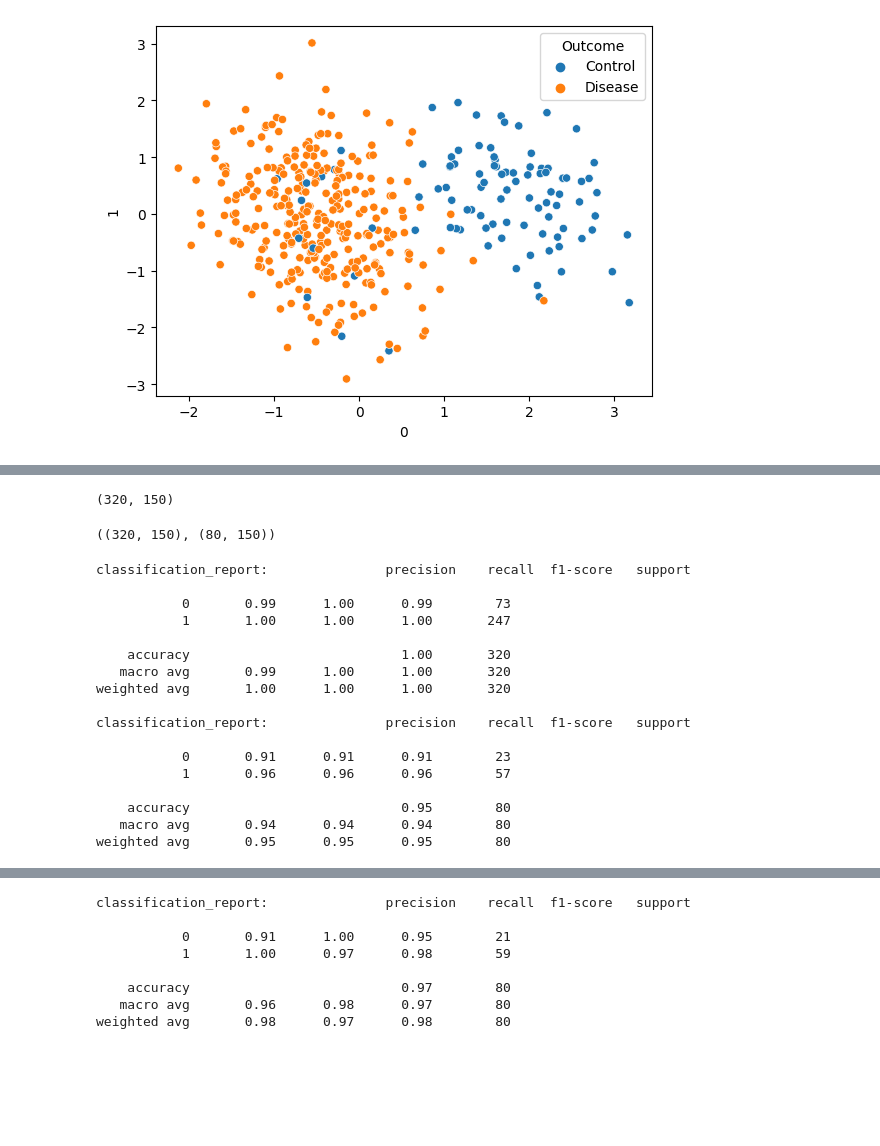
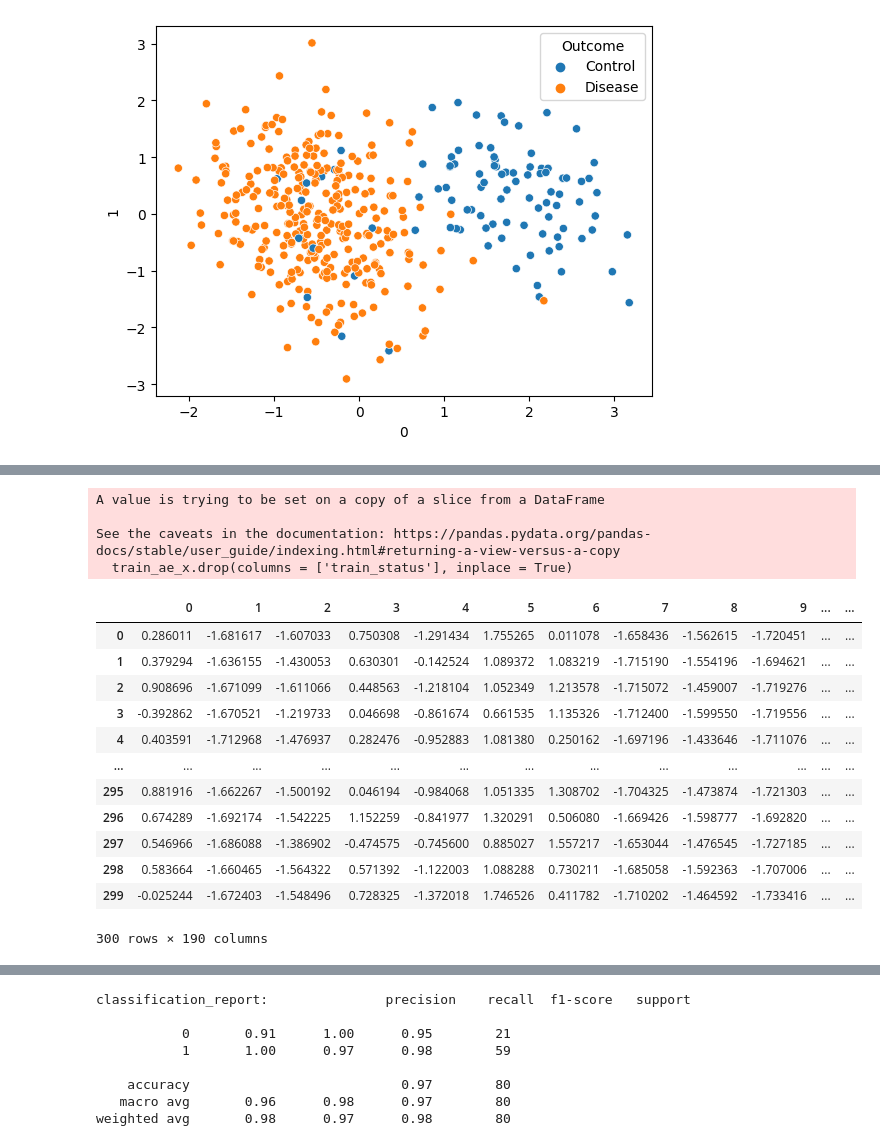
Before and after one commit to NahomAlemseged/alzhymer-s-prediction, a Jupyter notebook: notebooks/Predict_.ipynb, the cells around one changed output, grey strips where cells are left out. Cells and saved outputs as stored; diff of their text form; code cells hidden in the pictures; blank space fills up the shorter version.

```diff
--- a/notebooks/Predict_.ipynb
+++ b/notebooks/Predict_.ipynb
@@ -80,0 +62,2 @@ train_encoded.shape, y_train.shape
+# %%
+df_ae = ae_reduce(x_train, x_valid)
@@ -135,8 +141,0 @@ print(sum(pca.explained_variance_ratio_))
-# %%
-x_pca_train.shape
-# %% [output]
-(320, 150)
-# %%
-x_pca_train.shape,x_pca_valid.shape
-# %% [output]
-((320, 150), (80, 150))
@@ -146,21 +142,24 @@ model_logit = LogisticRegression(solver='liblinear', random_state=0).fit(x_train
-# %%
-print('classification_report:',classification_report(model_logit.predict(x_pca_train),y_train))
-print('classification_report:',classification_report(model_logit.predict(x_pca_valid),y_valid))
-# %% [output]
-classification_report:               precision    recall  f1-score   support
-
-           0       0.99      1.00      0.99        73
-           1       1.00      1.00      1.00       247
-
-    accuracy                           1.00       320
-   macro avg       0.99      1.00      1.00       320
-weighted avg       1.00      1.00      1.00       320
-
-classification_report:               precision    recall  f1-score   support
-
-           0       0.91      0.91      0.91        23
-           1       0.96      0.96      0.96        57
-
-    accuracy                           0.95        80
-   macro avg       0.94      0.94      0.94        80
-weighted avg       0.95      0.95      0.95        80
+# %%
+train_ae_x = df_ae.loc[df_ae['train_status'] =='train']
+train_ae_x.drop(columns = ['train_status'], inplace = True)
+# %% [output]
+A value is trying to be set on a copy of a slice from a DataFrame
+
+See the caveats in the documentation: https://pandas.pydata.org/pandas-docs/stable/user_guide/indexing.html#returning-a-view-versus-a-copy
+  train_ae_x.drop(columns = ['train_status'], inplace = True)
+# %%
+train_ae_x
+# %% [output]
+|  | 0 | 1 | 2 | 3 | 4 | 5 | 6 | 7 | 8 | 9 | ... | ... |
+| 0 | 0.286011 | -1.681617 | -1.607033 | 0.750308 | -1.291434 | 1.755265 | 0.011078 | -1.658436 | -1.562615 | -1.720451 | ... | ... |
+| 1 | 0.379294 | -1.636155 | -1.430053 | 0.630301 | -0.142524 | 1.089372 | 1.083219 | -1.715190 | -1.554196 | -1.694621 | ... | ... |
+| 2 | 0.908696 | -1.671099 | -1.611066 | 0.448563 | -1.218104 | 1.052349 | 1.213578 | -1.715072 | -1.459007 | -1.719276 | ... | ... |
+| 3 | -0.392862 | -1.670521 | -1.219733 | 0.046698 | -0.861674 | 0.661535 | 1.135326 | -1.712400 | -1.599550 | -1.719556 | ... | ... |
+| 4 | 0.403591 | -1.712968 | -1.476937 | 0.282476 | -0.952883 | 1.081380 | 0.250162 | -1.697196 | -1.433646 | -1.711076 | ... | ... |
+| ... | ... | ... | ... | ... | ... | ... | ... | ... | ... | ... | ... | ... |
+| 295 | 0.881916 | -1.662267 | -1.500192 | 0.046194 | -0.984068 | 1.051335 | 1.308702 | -1.704325 | -1.473874 | -1.721303 | ... | ... |
+| 296 | 0.674289 | -1.692174 | -1.542225 | 1.152259 | -0.841977 | 1.320291 | 0.506080 | -1.669426 | -1.598777 | -1.692820 | ... | ... |
+| 297 | 0.546966 | -1.686088 | -1.386902 | -0.474575 | -0.745600 | 0.885027 | 1.557217 | -1.653044 | -1.476545 | -1.727185 | ... | ... |
+| 298 | 0.583664 | -1.660465 | -1.564322 | 0.571392 | -1.122003 | 1.088288 | 0.730211 | -1.685058 | -1.592363 | -1.707006 | ... | ... |
+| 299 | -0.025244 | -1.672403 | -1.548496 | 0.728325 | -1.372018 | 1.746526 | 0.411782 | -1.710202 | -1.464592 | -1.733416 | ... | ... |
+300 rows × 190 columns
```
Also changed, not shown: parts of 13 cells of this notebook, 2 other files.
